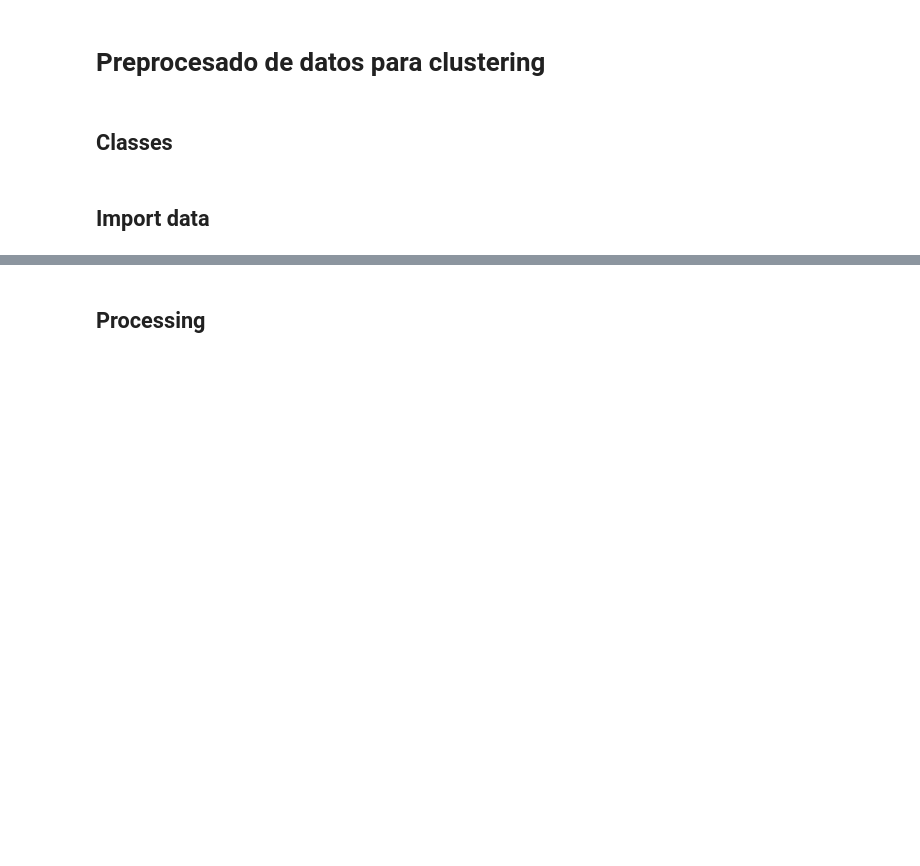
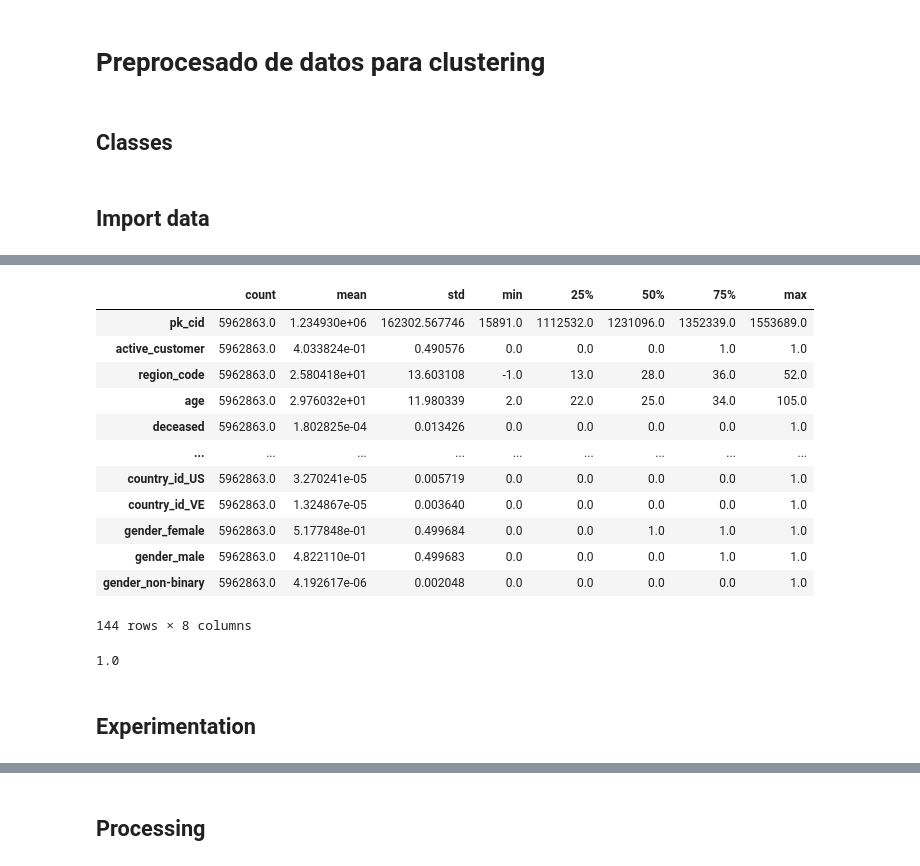
Before and after one commit to Nerea26/easy-money, a Jupyter notebook: notebooks/4.0-aamv-prep-for-clustering.ipynb, the cells around one changed output, grey strips where cells are left out. Saved outputs shown, nothing was run; the diff lists cells and outputs as text; code cells hidden in the pictures; blank space fills up the shorter version.

```diff
--- a/notebooks/4.0-aamv-prep-for-clustering.ipynb
+++ b/notebooks/4.0-aamv-prep-for-clustering.ipynb
@@ -133,0 +167,22 @@ df.shape
+# %%
+df.describe().T
+# %% [output]
+|  | count | mean | std | min | 25% | 50% | 75% | max |
+| pk_cid | 5962863.0 | 1.234930e+06 | 162302.567746 | 15891.0 | 1112532.0 | 1231096.0 | 1352339.0 | 1553689.0 |
+| active_customer | 5962863.0 | 4.033824e-01 | 0.490576 | 0.0 | 0.0 | 0.0 | 1.0 | 1.0 |
+| region_code | 5962863.0 | 2.580418e+01 | 13.603108 | -1.0 | 13.0 | 28.0 | 36.0 | 52.0 |
+| age | 5962863.0 | 2.976032e+01 | 11.980339 | 2.0 | 22.0 | 25.0 | 34.0 | 105.0 |
+| deceased | 5962863.0 | 1.802825e-04 | 0.013426 | 0.0 | 0.0 | 0.0 | 0.0 | 1.0 |
+| ... | ... | ... | ... | ... | ... | ... | ... | ... |
+| country_id_US | 5962863.0 | 3.270241e-05 | 0.005719 | 0.0 | 0.0 | 0.0 | 0.0 | 1.0 |
+| country_id_VE | 5962863.0 | 1.324867e-05 | 0.003640 | 0.0 | 0.0 | 0.0 | 0.0 | 1.0 |
+| gender_female | 5962863.0 | 5.177848e-01 | 0.499684 | 0.0 | 0.0 | 1.0 | 1.0 | 1.0 |
+| gender_male | 5962863.0 | 4.822110e-01 | 0.499683 | 0.0 | 0.0 | 0.0 | 1.0 | 1.0 |
+| gender_non-binary | 5962863.0 | 4.192617e-06 | 0.002048 | 0.0 | 0.0 | 0.0 | 0.0 | 1.0 |
+144 rows × 8 columns
+# %%
+df["em_acount"].median()
+# %% [output]
+1.0
+# %% [markdown]
+## Experimentation
```
Also changed, not shown: parts of 33 cells of this notebook, 3 other files.
